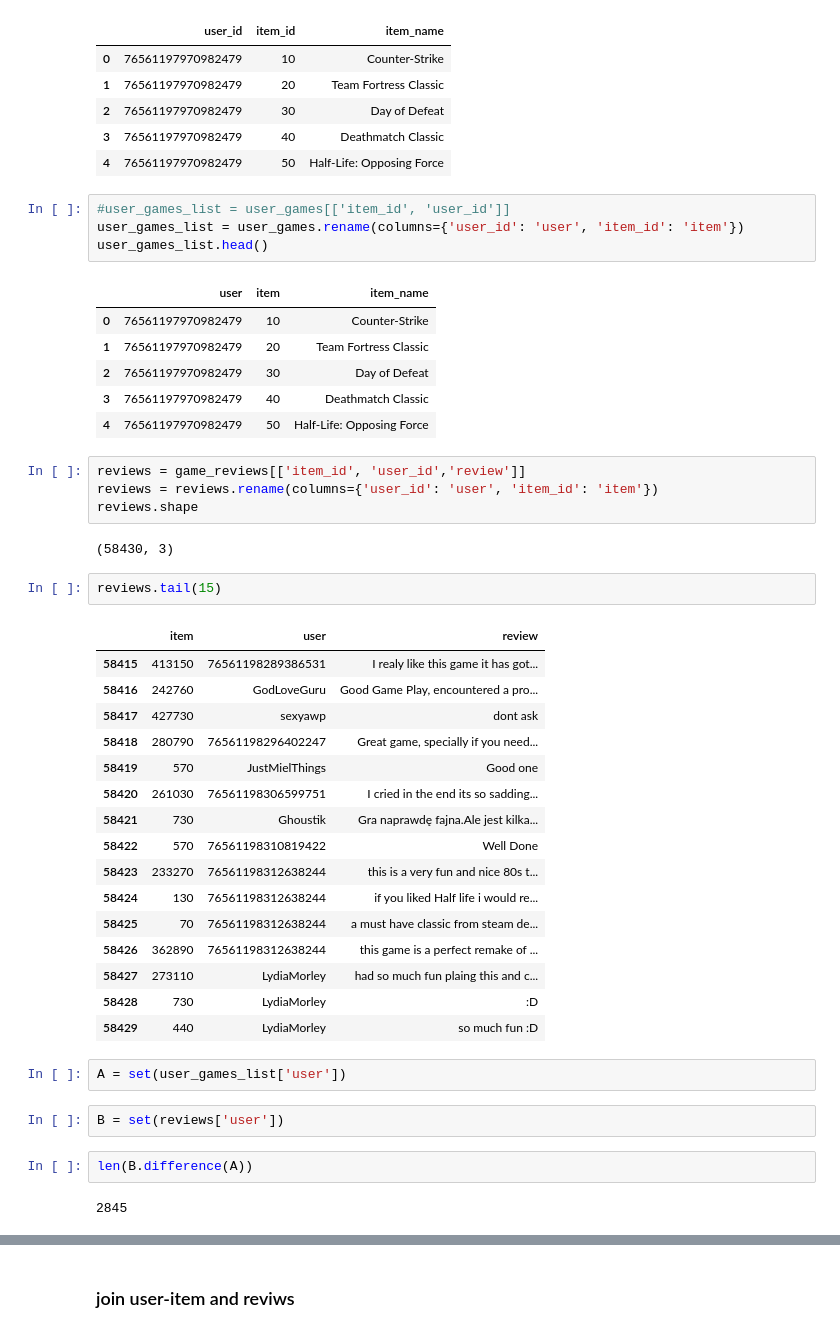
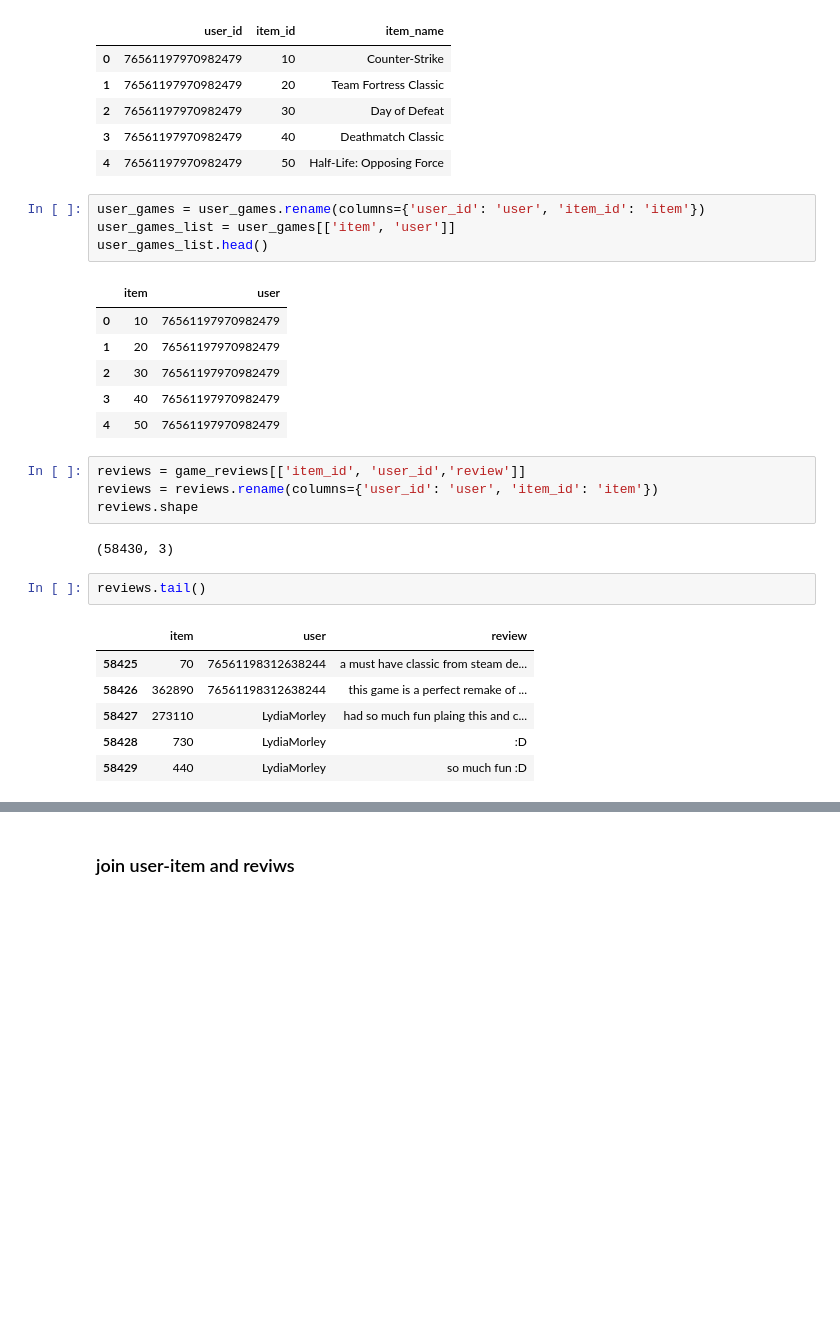
Before and after one commit to amprova/WE_research, a Jupyter notebook: tf_idf_all_item.ipynb, the cells around one changed output, grey strips where cells are left out. Cells and saved outputs as stored; diff of their text form; blank space fills up the shorter version.

```diff
--- a/tf_idf_all_item.ipynb
+++ b/tf_idf_all_item.ipynb
@@ -48,16 +44,16 @@ user_games.head()
 | 3 | 76561197970982479 | 40 | Deathmatch Classic |
 | 4 | 76561197970982479 | 50 | Half-Life: Opposing Force |
 # %%
-#user_games_list = user_games[['item_id', 'user_id']]
-user_games_list = user_games.rename(columns={'user_id': 'user', 'item_id': 'item'})
+user_games = user_games.rename(columns={'user_id': 'user', 'item_id': 'item'})
+user_games_list = user_games[['item', 'user']]
 user_games_list.head()
 # %% [output]
-|  | user | item | item_name |
-| 0 | 76561197970982479 | 10 | Counter-Strike |
-| 1 | 76561197970982479 | 20 | Team Fortress Classic |
-| 2 | 76561197970982479 | 30 | Day of Defeat |
-| 3 | 76561197970982479 | 40 | Deathmatch Classic |
-| 4 | 76561197970982479 | 50 | Half-Life: Opposing Force |
+|  | item | user |
+| 0 | 10 | 76561197970982479 |
+| 1 | 20 | 76561197970982479 |
+| 2 | 30 | 76561197970982479 |
+| 3 | 40 | 76561197970982479 |
+| 4 | 50 | 76561197970982479 |
 # %%
 reviews = game_reviews[['item_id', 'user_id','review']]
 reviews = reviews.rename(columns={'user_id': 'user', 'item_id': 'item'})
@@ -65,29 +61,11 @@ reviews.shape
 # %% [output]
 (58430, 3)
 # %%
-reviews.tail(15)
+reviews.tail()
 # %% [output]
 |  | item | user | review |
-| 58415 | 413150 | 76561198289386531 | I realy like this game it has got... |
-| 58416 | 242760 | GodLoveGuru | Good Game Play, encountered a pro... |
-| 58417 | 427730 | sexyawp | dont ask |
-| 58418 | 280790 | 76561198296402247 | Great game, specially if you need... |
-| 58419 | 570 | JustMielThings | Good one |
-| 58420 | 261030 | 76561198306599751 | I cried in the end its so sadding... |
-| 58421 | 730 | Ghoustik | Gra naprawdę fajna.Ale jest kilka... |
-| 58422 | 570 | 76561198310819422 | Well Done |
-| 58423 | 233270 | 76561198312638244 | this is a very fun and nice 80s t... |
-| 58424 | 130 | 76561198312638244 | if you liked Half life i would re... |
 | 58425 | 70 | 76561198312638244 | a must have classic from steam de... |
 | 58426 | 362890 | 76561198312638244 | this game is a perfect remake of ... |
 | 58427 | 273110 | LydiaMorley | had so much fun plaing this and c... |
 | 58428 | 730 | LydiaMorley | :D |
 | 58429 | 440 | LydiaMorley | so much fun :D |
-# %%
-A = set(user_games_list['user'])
-# %%
-B = set(reviews['user'])
-# %%
-len(B.difference(A))
-# %% [output]
-2845
```
Also changed, not shown: parts of 16 cells of this notebook, 1 other file.
